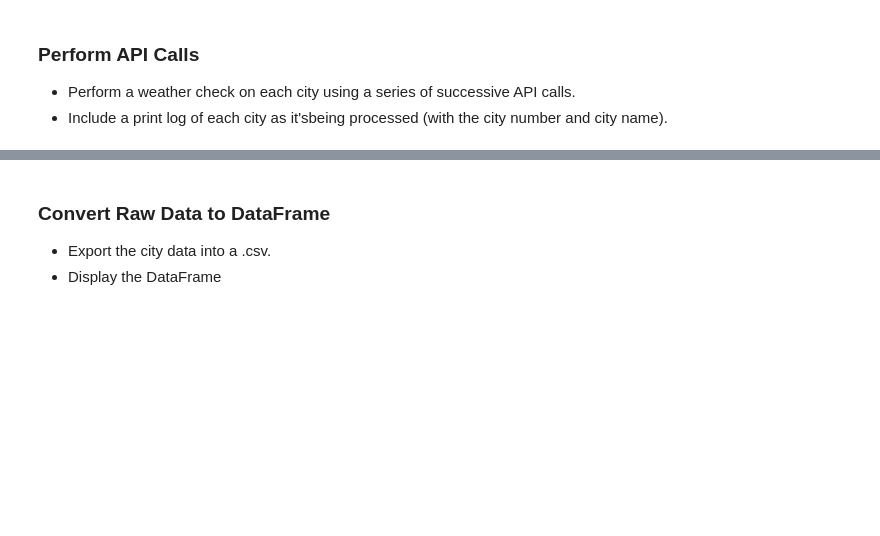
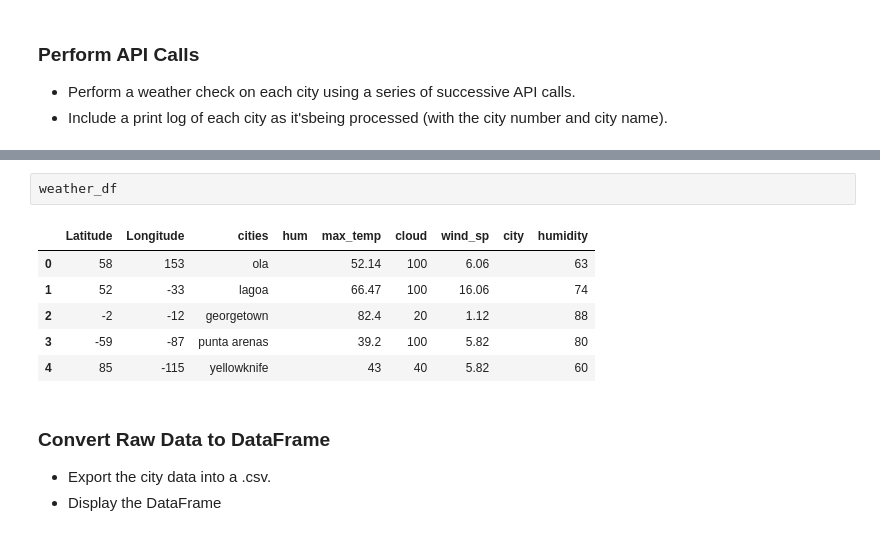
Before and after one commit to jddarby1108/python-api-challenge, a Jupyter notebook: WeatherPy/WeatherPy.ipynb, the cells around one changed output, grey strips where cells are left out. Saved outputs shown, nothing was run; the diff lists cells and outputs as text; blank space fills up the shorter version.

```diff
--- a/WeatherPy/WeatherPy.ipynb
+++ b/WeatherPy/WeatherPy.ipynb
@@ -112,3 +117,12 @@ Data Retrieval Complete
+# %%
+weather_df
+# %% [output]
+|  | Latitude | Longitude | cities | hum | max_temp | cloud | wind_sp | city | humidity |
+| 0 | 58 | 153 | ola |  | 52.14 | 100 | 6.06 |  | 63 |
+| 1 | 52 | -33 | lagoa |  | 66.47 | 100 | 16.06 |  | 74 |
+| 2 | -2 | -12 | georgetown |  | 82.4 | 20 | 1.12 |  | 88 |
+| 3 | -59 | -87 | punta arenas |  | 39.2 | 100 | 5.82 |  | 80 |
+| 4 | 85 | -115 | yellowknife |  | 43 | 40 | 5.82 |  | 60 |
 # %% [markdown]
 ### Convert Raw Data to DataFrame
 * Export the city data into a .csv.
```
Also changed, not shown: parts of 4 cells of this notebook.
